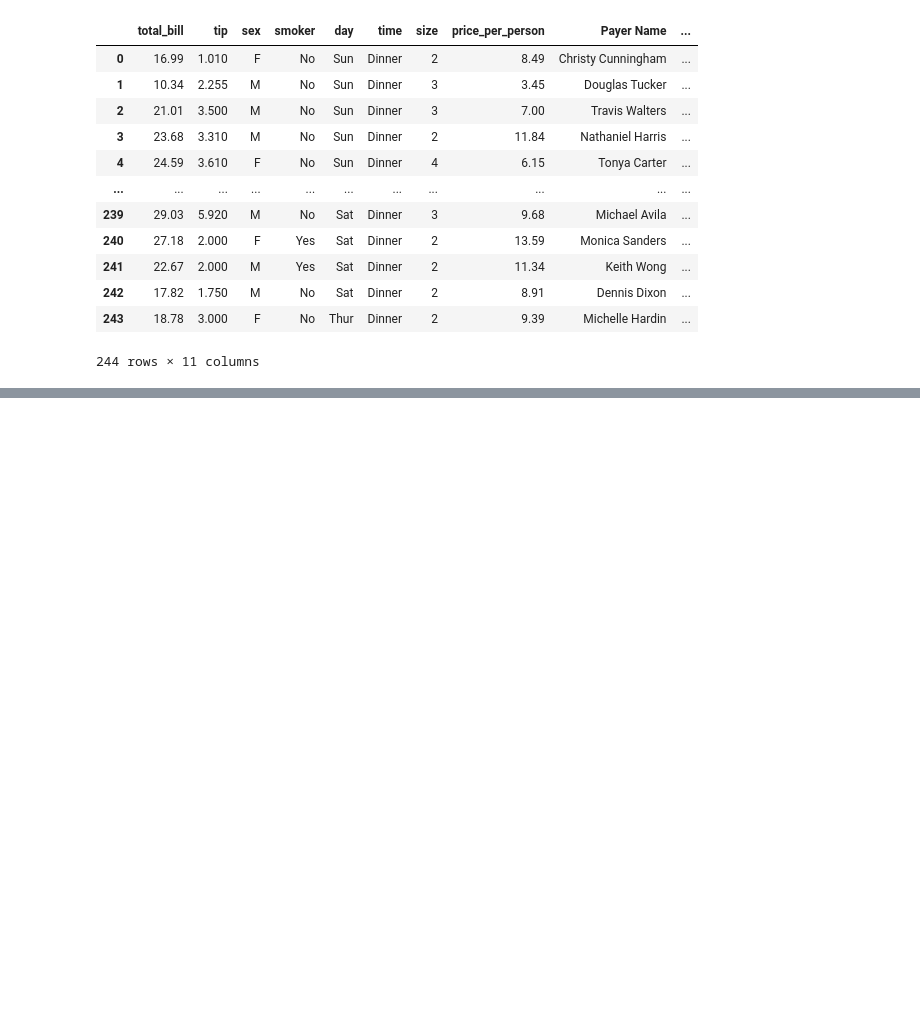
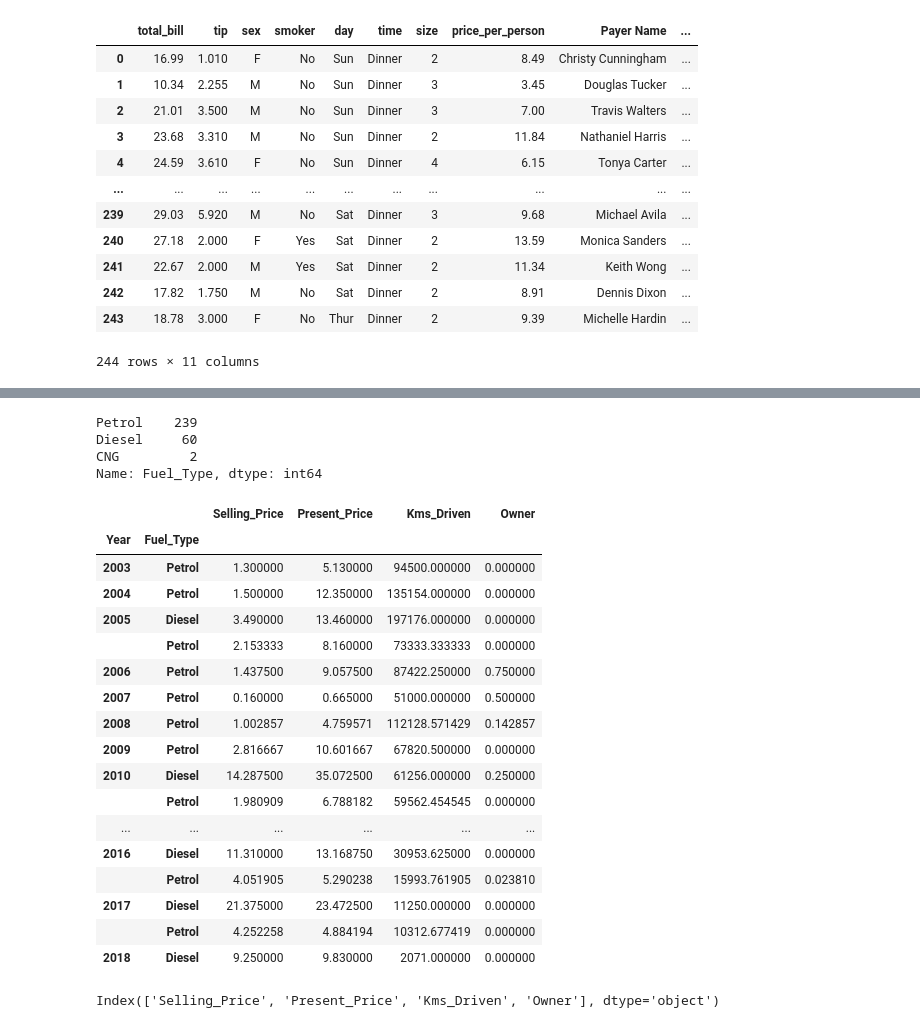
Before and after one commit to GOLISHYAMP/ML_AI, a Jupyter notebook: Jupiter_files/Pandas/prac_lab.ipynb, the cells around one changed output, grey strips where cells are left out. Cells and saved outputs as stored; diff of their text form; code cells hidden in the pictures; blank space fills up the shorter version.

```diff
--- a/Jupiter_files/Pandas/prac_lab.ipynb
+++ b/Jupiter_files/Pandas/prac_lab.ipynb
@@ -340,0 +423,3 @@ df.interpolate()
+# %%
+df = pd.read_csv("../../MachineLearningPrac/Datasets/car data.csv")
+df.head()
@@ -340,0 +455,33 @@ df.interpolate()
+# %%
+df.Fuel_Type.value_counts()
+# %% [output]
+Petrol    239
+Diesel     60
+CNG         2
+Name: Fuel_Type, dtype: int64
+# %%
+df_year = df.groupby(["Year","Fuel_Type"]).mean()
+df_year
+# %% [output]
+|  |  | Selling_Price | Present_Price | Kms_Driven | Owner |
+| Year | Fuel_Type |  |  |  |  |
+| 2003 | Petrol | 1.300000 | 5.130000 | 94500.000000 | 0.000000 |
+| 2004 | Petrol | 1.500000 | 12.350000 | 135154.000000 | 0.000000 |
+| 2005 | Diesel | 3.490000 | 13.460000 | 197176.000000 | 0.000000 |
+|  | Petrol | 2.153333 | 8.160000 | 73333.333333 | 0.000000 |
+| 2006 | Petrol | 1.437500 | 9.057500 | 87422.250000 | 0.750000 |
+| 2007 | Petrol | 0.160000 | 0.665000 | 51000.000000 | 0.500000 |
+| 2008 | Petrol | 1.002857 | 4.759571 | 112128.571429 | 0.142857 |
+| 2009 | Petrol | 2.816667 | 10.601667 | 67820.500000 | 0.000000 |
+| 2010 | Diesel | 14.287500 | 35.072500 | 61256.000000 | 0.250000 |
+|  | Petrol | 1.980909 | 6.788182 | 59562.454545 | 0.000000 |
+| ... | ... | ... | ... | ... | ... |
+| 2016 | Diesel | 11.310000 | 13.168750 | 30953.625000 | 0.000000 |
+|  | Petrol | 4.051905 | 5.290238 | 15993.761905 | 0.023810 |
+| 2017 | Diesel | 21.375000 | 23.472500 | 11250.000000 | 0.000000 |
+|  | Petrol | 4.252258 | 4.884194 | 10312.677419 | 0.000000 |
+| 2018 | Diesel | 9.250000 | 9.830000 | 2071.000000 | 0.000000 |
+# %%
+df_year.columns
+# %% [output]
+Index(['Selling_Price', 'Present_Price', 'Kms_Driven', 'Owner'], dtype='object')
```
Also changed, not shown: parts of 21 cells of this notebook.
